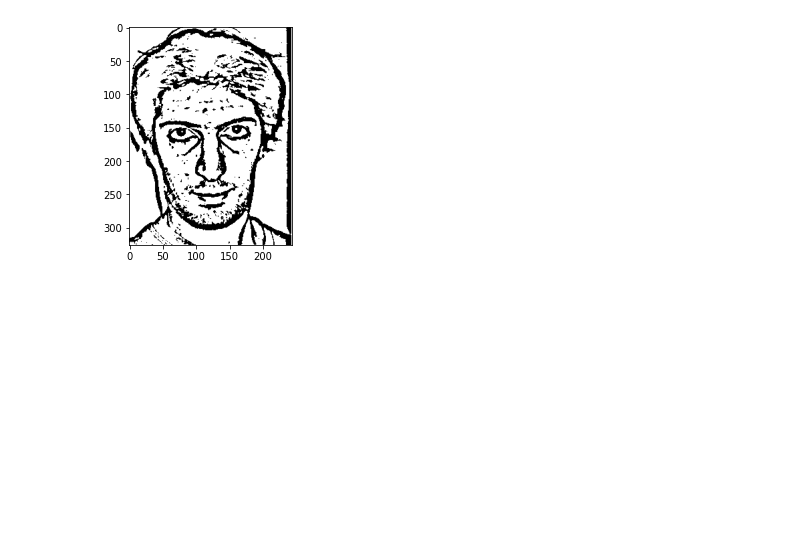
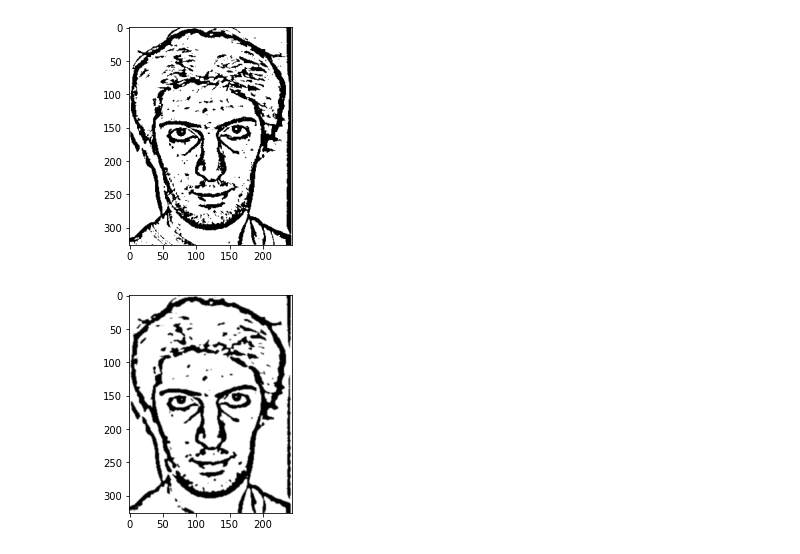
Before and after one commit to xiaomaomi7/Image_Processing_GroupProject2020, a Jupyter notebook: Task.ipynb, the cells around one changed output. Saved outputs shown, nothing was run; the diff lists cells and outputs as text; code cells hidden in the pictures; blank space fills up the shorter version.

```diff
--- a/Task.ipynb
+++ b/Task.ipynb
@@ -33,3 +33,12 @@ plt.imshow(B)
 plt.show()
 # %% [output]
 [figure]
+# %%
+low_pass = np.array([[1,4,1], [4,7,4], [1,4,1]], dtype=float) /27
+
+L = cv2.filter2D(src = B, ddepth = -1, kernel = low_pass)
+
+plt.imshow(L)
+plt.show()
+# %% [output]
+[figure, added]
```
Also changed, not shown: parts of 1 cell of this notebook.
